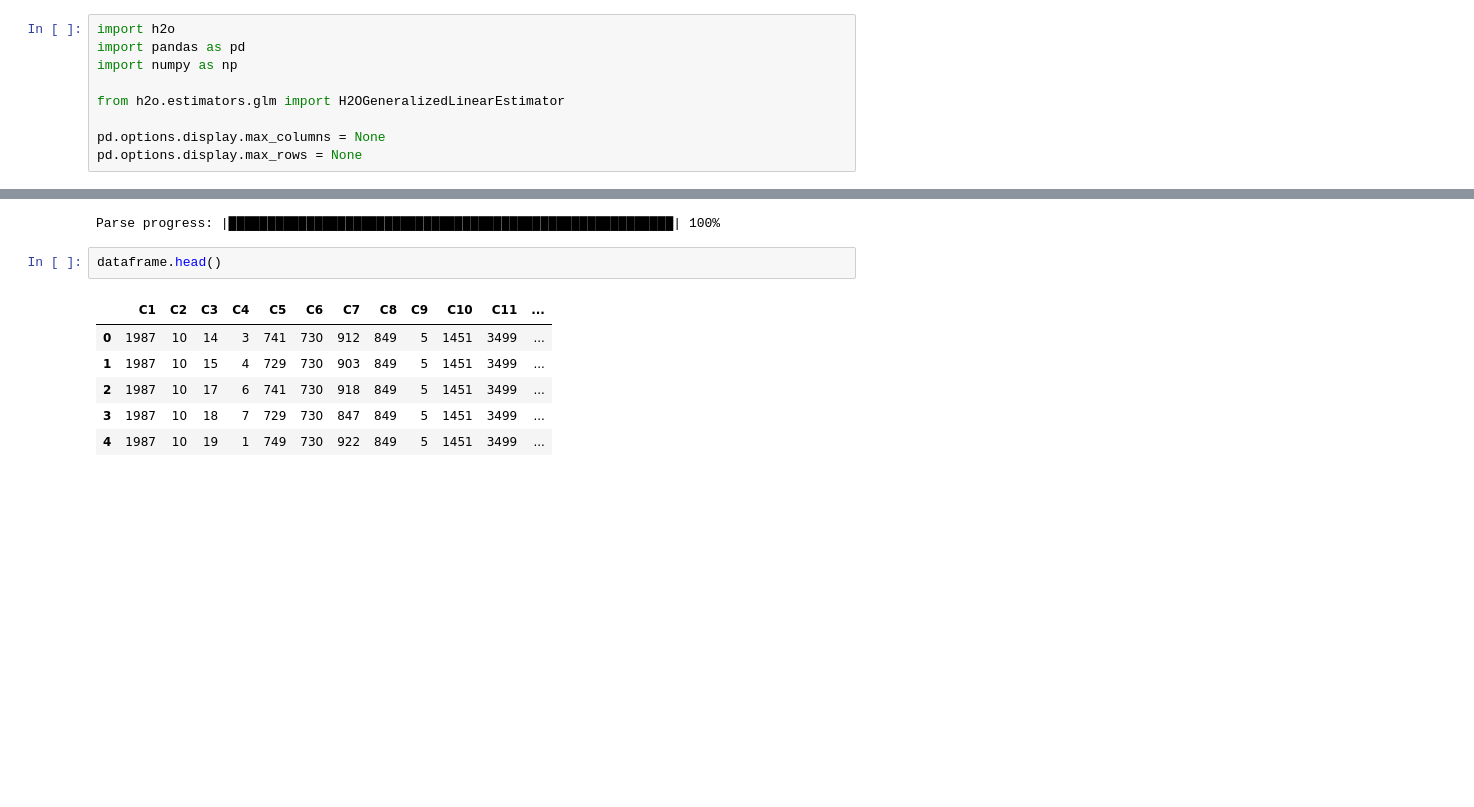
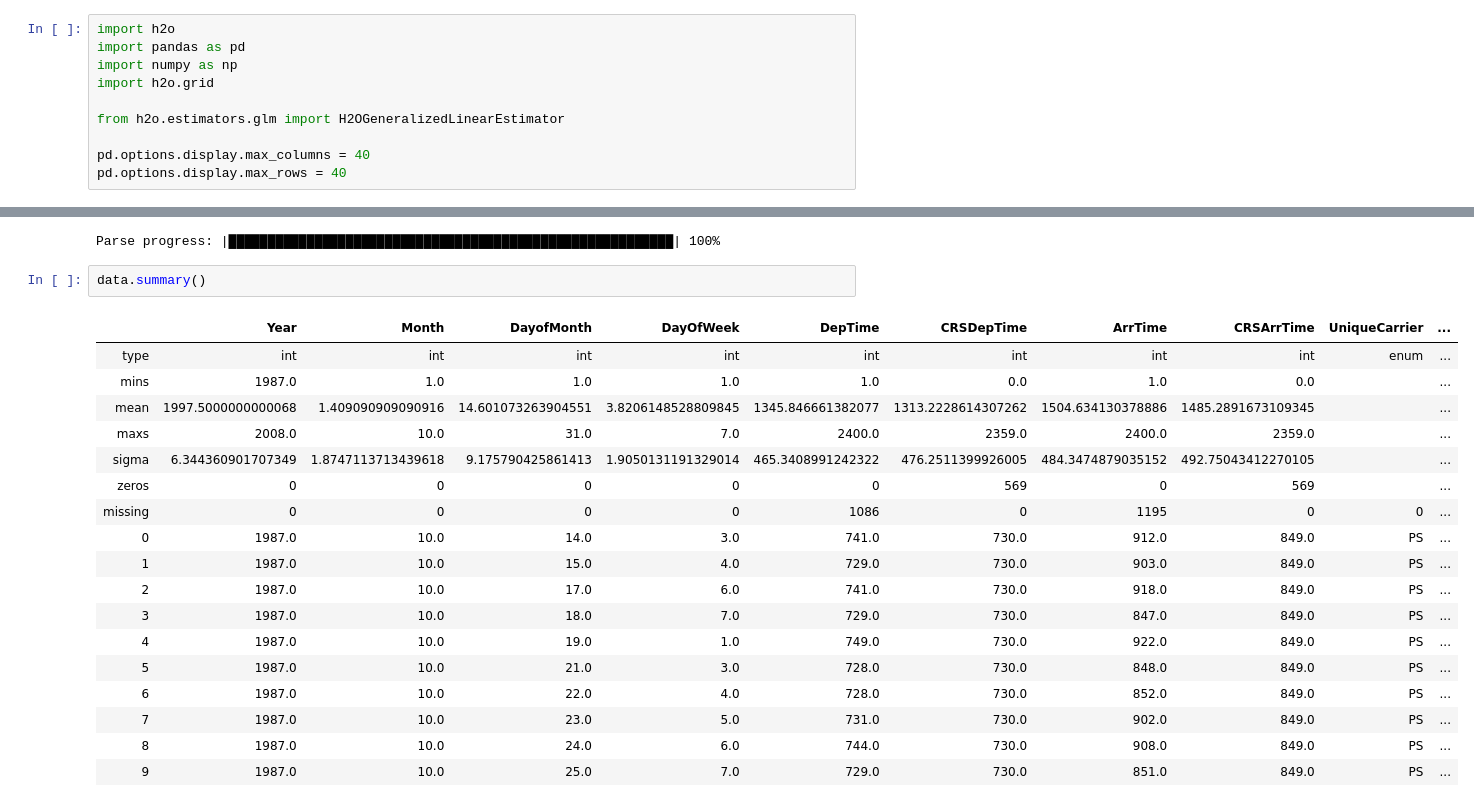
Before and after one commit to zoidgerd/h2o-coursera, a Jupyter notebook: week3/selfstudy.ipynb, the cells around one changed output, grey strips where cells are left out. Drawn from its saved outputs; the diff is of its cells as text; blank space fills up the shorter version.

```diff
--- a/week3/selfstudy.ipynb
+++ b/week3/selfstudy.ipynb
@@ -2,11 +2,12 @@
 import h2o
 import pandas as pd
 import numpy as np
+import h2o.grid
 
 from h2o.estimators.glm import H2OGeneralizedLinearEstimator
 
-pd.options.display.max_columns = None
-pd.options.display.max_rows = None
+pd.options.display.max_columns = 40
+pd.options.display.max_rows = 40
 # %%
 h2o.init()
 # %% [output]
@@ -33,12 +42,24 @@ dataframe = data.as_data_frame()
 # %% [output]
 Parse progress: |█████████████████████████████████████████████████████████| 100%
 # %%
-dataframe.head()
+data.summary()
 # %% [output]
-|  | C1 | C2 | C3 | C4 | C5 | C6 | C7 | C8 | C9 | C10 | C11 | ... |
-| 0 | 1987 | 10 | 14 | 3 | 741 | 730 | 912 | 849 | 5 | 1451 | 3499 | ... |
-| 1 | 1987 | 10 | 15 | 4 | 729 | 730 | 903 | 849 | 5 | 1451 | 3499 | ... |
-| 2 | 1987 | 10 | 17 | 6 | 741 | 730 | 918 | 849 | 5 | 1451 | 3499 | ... |
-| 3 | 1987 | 10 | 18 | 7 | 729 | 730 | 847 | 849 | 5 | 1451 | 3499 | ... |
-| 4 | 1987 | 10 | 19 | 1 | 749 | 730 | 922 | 849 | 5 | 1451 | 3499 | ... |
+|  | Year | Month | DayofMonth | DayOfWeek | DepTime | CRSDepTime | ArrTime | CRSArrTime | UniqueCarrier | ... |
+| type | int | int | int | int | int | int | int | int | enum | ... |
+| mins | 1987.0 | 1.0 | 1.0 | 1.0 | 1.0 | 0.0 | 1.0 | 0.0 |  | ... |
+| mean | 1997.5000000000068 | 1.409090909090916 | 14.601073263904551 | 3.8206148528809845 | 1345.846661382077 | 1313.2228614307262 | 1504.634130378886 | 1485.2891673109345 |  | ... |
+| maxs | 2008.0 | 10.0 | 31.0 | 7.0 | 2400.0 | 2359.0 | 2400.0 | 2359.0 |  | ... |
+| sigma | 6.344360901707349 | 1.8747113713439618 | 9.175790425861413 | 1.9050131191329014 | 465.3408991242322 | 476.2511399926005 | 484.3474879035152 | 492.75043412270105 |  | ... |
+| zeros | 0 | 0 | 0 | 0 | 0 | 569 | 0 | 569 |  | ... |
+| missing | 0 | 0 | 0 | 0 | 1086 | 0 | 1195 | 0 | 0 | ... |
+| 0 | 1987.0 | 10.0 | 14.0 | 3.0 | 741.0 | 730.0 | 912.0 | 849.0 | PS | ... |
+| 1 | 1987.0 | 10.0 | 15.0 | 4.0 | 729.0 | 730.0 | 903.0 | 849.0 | PS | ... |
+| 2 | 1987.0 | 10.0 | 17.0 | 6.0 | 741.0 | 730.0 | 918.0 | 849.0 | PS | ... |
+| 3 | 1987.0 | 10.0 | 18.0 | 7.0 | 729.0 | 730.0 | 847.0 | 849.0 | PS | ... |
+| 4 | 1987.0 | 10.0 | 19.0 | 1.0 | 749.0 | 730.0 | 922.0 | 849.0 | PS | ... |
+| 5 | 1987.0 | 10.0 | 21.0 | 3.0 | 728.0 | 730.0 | 848.0 | 849.0 | PS | ... |
+| 6 | 1987.0 | 10.0 | 22.0 | 4.0 | 728.0 | 730.0 | 852.0 | 849.0 | PS | ... |
+| 7 | 1987.0 | 10.0 | 23.0 | 5.0 | 731.0 | 730.0 | 902.0 | 849.0 | PS | ... |
+| 8 | 1987.0 | 10.0 | 24.0 | 6.0 | 744.0 | 730.0 | 908.0 | 849.0 | PS | ... |
+| 9 | 1987.0 | 10.0 | 25.0 | 7.0 | 729.0 | 730.0 | 851.0 | 849.0 | PS | ... |
 # %%
```
Also changed, not shown: parts of 12 cells of this notebook, 2 other files.
